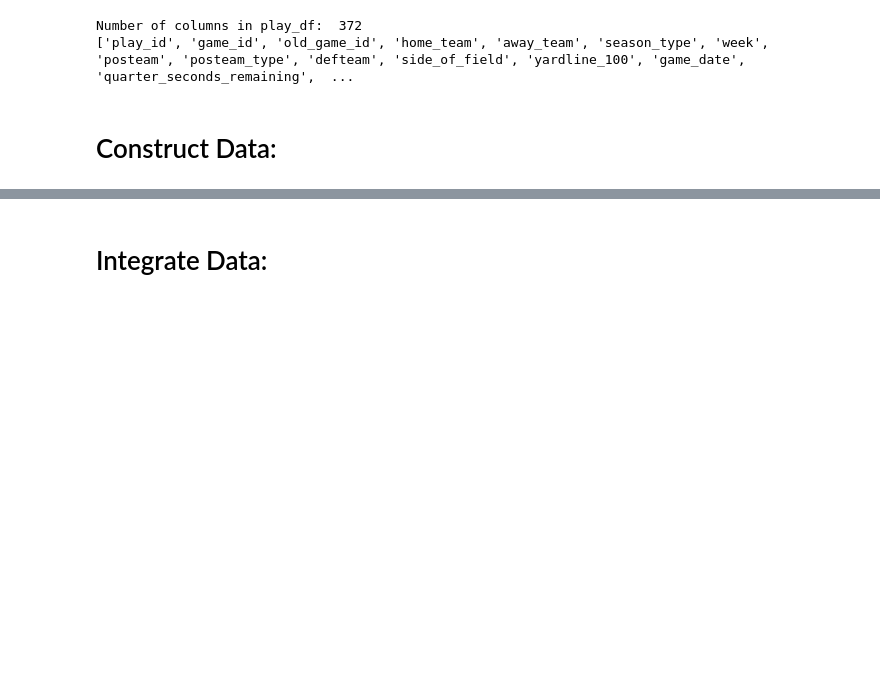
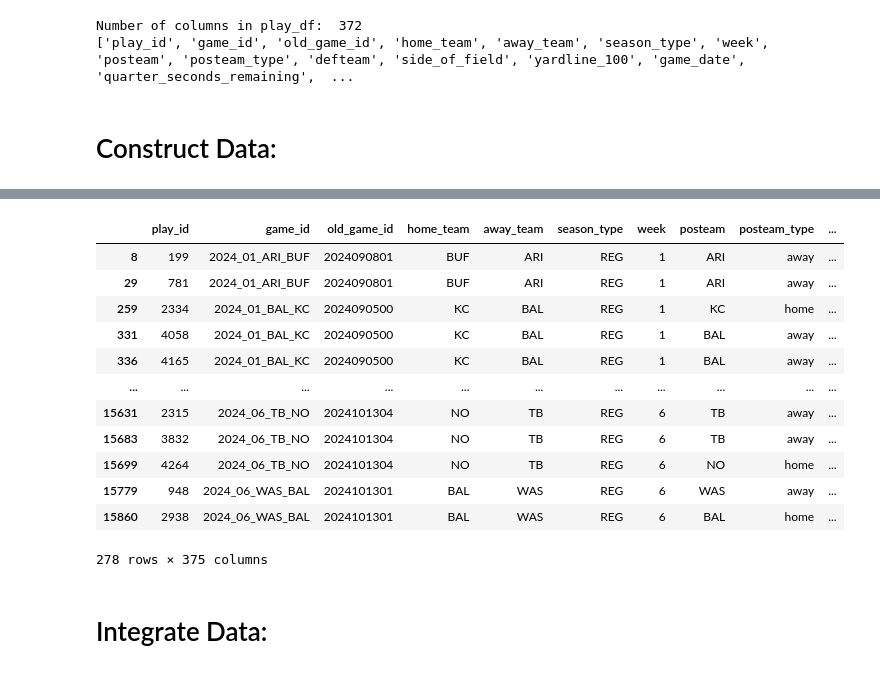
Before and after one commit to DiyaPrasanth20/NFL_Analysis, a Jupyter notebook: DataPrep.ipynb, the cells around one changed output, grey strips where cells are left out. Drawn from its saved outputs; the diff is of its cells as text; code cells hidden in the pictures; blank space fills up the shorter version.

```diff
--- a/DataPrep.ipynb
+++ b/DataPrep.ipynb
@@ -365,3 +295,19 @@ play_df["was_injured"] = 0
 play_df["missed_time"] = 0
 play_df.loc[play_df[columns_to_check].apply(tuple, 1).isin(plays_with_injuries[columns_to_check].apply(tuple, 1)), 'was_injured'] = 1
 play_df.loc[play_df[columns_to_check].apply(tuple, 1).isin(plays_with_injuries_and_injury_record[columns_to_check].apply(tuple, 1)), 'missed_time'] = 1
+# %%
+play_df[play_df.was_injured == 1]
+# %% [output]
+|  | play_id | game_id | old_game_id | home_team | away_team | season_type | week | posteam | posteam_type | ... |
+| 8 | 199 | 2024_01_ARI_BUF | 2024090801 | BUF | ARI | REG | 1 | ARI | away | ... |
+| 29 | 781 | 2024_01_ARI_BUF | 2024090801 | BUF | ARI | REG | 1 | ARI | away | ... |
+| 259 | 2334 | 2024_01_BAL_KC | 2024090500 | KC | BAL | REG | 1 | KC | home | ... |
+| 331 | 4058 | 2024_01_BAL_KC | 2024090500 | KC | BAL | REG | 1 | BAL | away | ... |
+| 336 | 4165 | 2024_01_BAL_KC | 2024090500 | KC | BAL | REG | 1 | BAL | away | ... |
+| ... | ... | ... | ... | ... | ... | ... | ... | ... | ... | ... |
+| 15631 | 2315 | 2024_06_TB_NO | 2024101304 | NO | TB | REG | 6 | TB | away | ... |
+| 15683 | 3832 | 2024_06_TB_NO | 2024101304 | NO | TB | REG | 6 | TB | away | ... |
+| 15699 | 4264 | 2024_06_TB_NO | 2024101304 | NO | TB | REG | 6 | NO | home | ... |
+| 15779 | 948 | 2024_06_WAS_BAL | 2024101301 | BAL | WAS | REG | 6 | WAS | away | ... |
+| 15860 | 2938 | 2024_06_WAS_BAL | 2024101301 | BAL | WAS | REG | 6 | BAL | home | ... |
+278 rows × 375 columns
```
Also changed, not shown: parts of 19 cells of this notebook.
